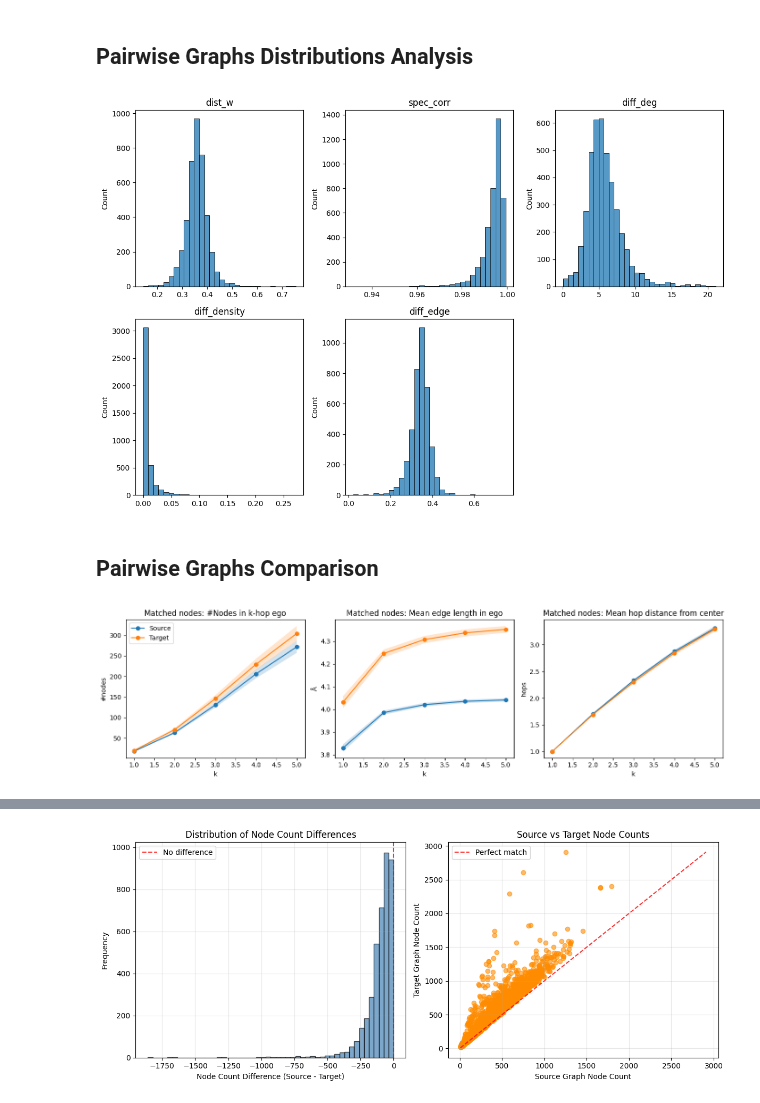
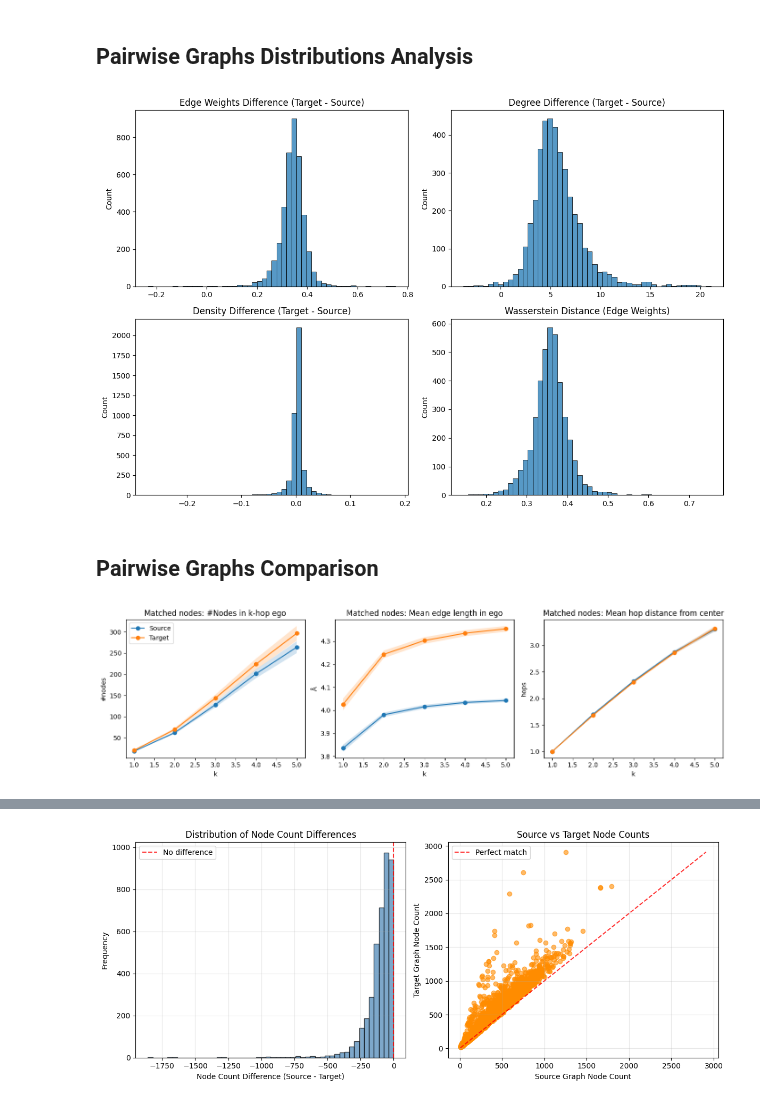
Before and after one commit to aehrlich1/graph-nmr, a Jupyter notebook: notebooks/data_exploration.ipynb, the cells around one changed output, grey strips where cells are left out. Saved outputs shown, nothing was run; the diff lists cells and outputs as text; code cells hidden in the pictures.

```diff
--- a/notebooks/data_exploration.ipynb
+++ b/notebooks/data_exploration.ipynb
@@ -7,9 +7,9 @@
 import sys
 from pathlib import Path
 
-project_root = Path("/export/share/anatole93dm/src/graph-nmr/")
+project_root = Path("/srv/home/users/anatole93cs/src/graph-nmr")
 sys.path.insert(0, str(project_root))
 
 from dgmc.datasets import GraphNmrDataset, PairData
 
-dataset = GraphNmrDataset(root=project_root / "datasets/nmr_graphs_4k_filtered_mismatches", force_reload=True)
+dataset = GraphNmrDataset(root=project_root / "data/nmr_graphs_4k_filtered_mismatches", force_reload=False)
@@ -242,6 +240,12 @@ target_mean_degree  30.883
 ## Pairwise Graphs Distributions Analysis
 # %%
 from scipy.stats import wasserstein_distance, pearsonr
+from tqdm import tqdm
+from torch_geometric.utils import degree
+import numpy as np
+import seaborn as sns
+import matplotlib.pyplot as plt
+
 
 def summarize_graph_stats(edge_index, edge_attr, num_nodes):
     deg = degree(edge_index[0], num_nodes=num_nodes).numpy()
@@ -254,66 +258,47 @@ def summarize_graph_stats(edge_index, edge_attr, num_nodes):
         "mean_edge_len": np.mean(edge_dist),
         "std_edge_len": np.std(edge_dist),
     }
 
-def laplacian_spectrum(edge_index, edge_attr, num_nodes, k=50):
-    # approximate: unweighted Laplacian eigenvalues
-    A = torch.zeros((num_nodes, num_nodes))
-    A[edge_index[0], edge_index[1]] = 1.0
-    A[edge_index[1], edge_index[0]] = 1.0
-    D = torch.diag(A.sum(1))
-    L = D - A
-    eigvals = torch.linalg.eigvalsh(L)
-    eigvals = eigvals.cpu().numpy()
-    return np.sort(eigvals)[:k]  # first k eigenvalues
 
 # %%
 def compare_graph_pair(data):
     n_s, n_t = data.x_s.size(0), data.x_t.size(0)
     stats_s = summarize_graph_stats(data.edge_index_s, data.edge_attr_s, n_s)
     stats_t = summarize_graph_stats(data.edge_index_t, data.edge_attr_t, n_t)
 
     # 1. Distributional distance between edge weights
     dist_w = wasserstein_distance(
-        data.edge_attr_s.cpu().numpy().flatten(),
-        data.edge_attr_t.cpu().numpy().flatten()
+        data.edge_attr_s.cpu().numpy().flatten(), data.edge_attr_t.cpu().numpy().flatten()
     )
 
-    # 2. Laplacian spectral similarity
-    eig_s = laplacian_spectrum(data.edge_index_s, data.edge_attr_s, n_s)
-    eig_t = laplacian_spectrum(data.edge_index_t, data.edge_attr_t, n_t)
-    spec_corr = pearsonr(
-        np.interp(np.linspace(0, 1, len(eig_t)), np.linspace(0, 1, len(eig_s)), eig_s),
-        eig_t
-    )[0]
-
-    # 3. High-level stats difference
-    diff_deg = abs(stats_s["mean_deg"] - stats_t["mean_deg"])
-    diff_density = abs(stats_s["density"] - stats_t["density"])
-    diff_edge = abs(stats_s["mean_edge_len"] - stats_t["mean_edge_len"])
+    # 2. High-level stats difference
+    diff_deg = stats_t["mean_deg"] - stats_s["mean_deg"]
+    diff_density = stats_t["density"] - stats_s["density"]
+    diff_edge = stats_t["mean_edge_len"] - stats_s["mean_edge_len"]
 
     return {
-        "dist_w": dist_w,
-        "spec_corr": spec_corr,
-        "diff_deg": diff_deg,
-        "diff_density": diff_density,
-        "diff_edge": diff_edge,
+        "Edge Weights Difference (Target - Source)": diff_edge,
+        "Degree Difference (Target - Source)": diff_deg,
+        "Density Difference (Target - Source)": diff_density,
+        "Wasserstein Distance (Edge Weights)": dist_w,
     }
+
 
 # %%
 results = [compare_graph_pair(d) for d in tqdm(dataset)]
 results = {k: np.array([r[k] for r in results]) for k in results[0].keys()}
 
 # %%
-plt.figure(figsize=(12,8))
+plt.figure(figsize=(12, 8))
 num_plots = len(results)
 for i, (k, v) in enumerate(results.items(), 1):
-    plt.subplot(2, 3, i)
-    sns.histplot(v, bins=30)
+    plt.subplot(2, 2, i)
+    sns.histplot(v, bins=50)
     plt.title(k)
 plt.tight_layout()
 plt.show()
 # %% [output]
-[figure, old version]
+[figure, new version]
 # %% [markdown]
 ## Pairwise Graphs Comparison
 # %%
@@ -479,7 +464,7 @@ src_stats = summarize_pairs(dataset, matches, k_max=5, sample=500, which="source
 tgt_stats = summarize_pairs(dataset, matches, k_max=5, sample=500, which="target")
 plot_neighborhood_profiles(src_stats, tgt_stats, k_max=5, title_prefix="Matched nodes:")
 # %% [output]
-[figure, old version]
+[figure, new version]
 # %%
 # %% [markdown]
 # # Direct matched-node comparison: k-hop neighborhood topology & geometry
```
Also changed, not shown: parts of 6 cells of this notebook, 1 other file.
